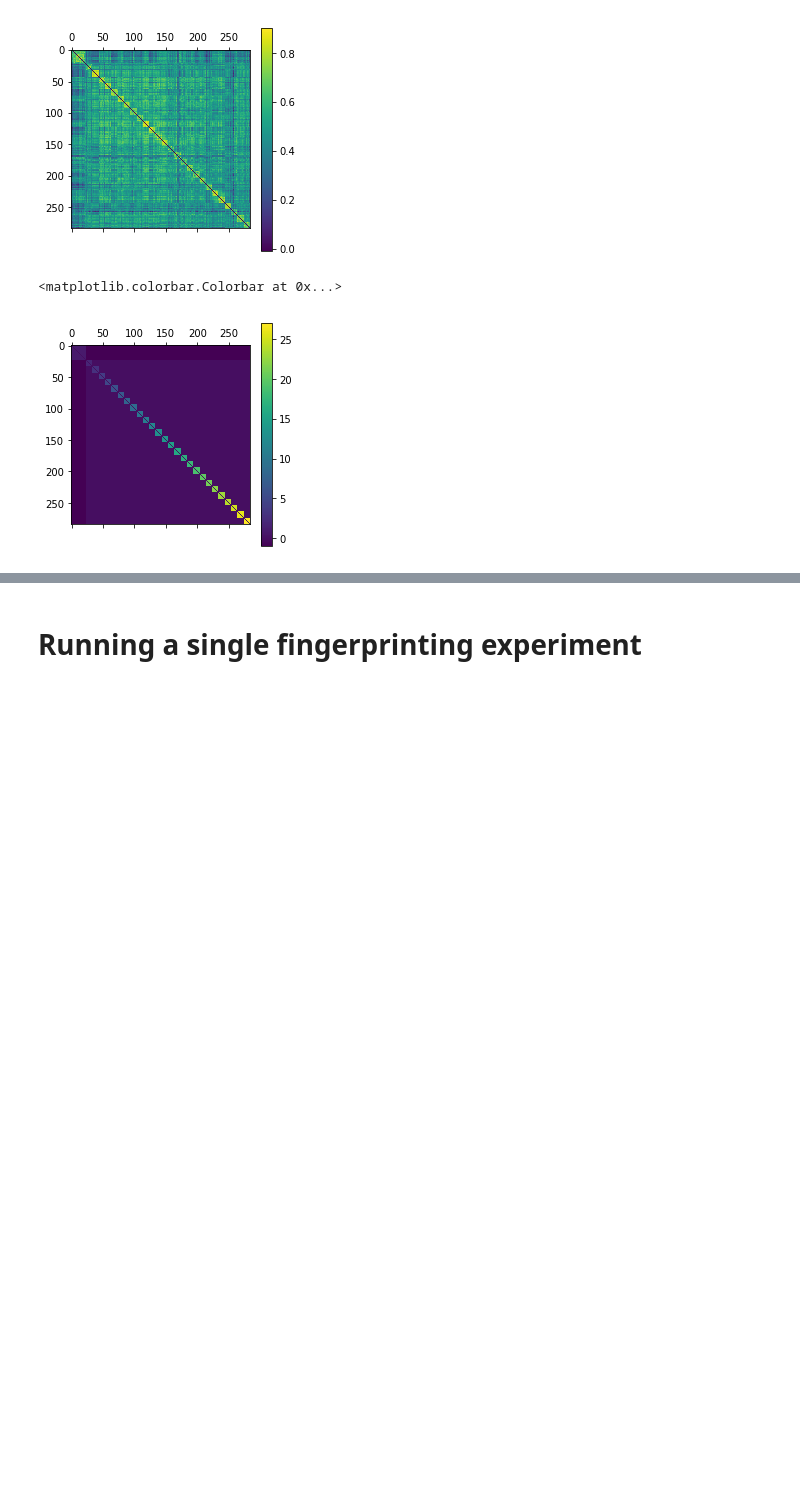
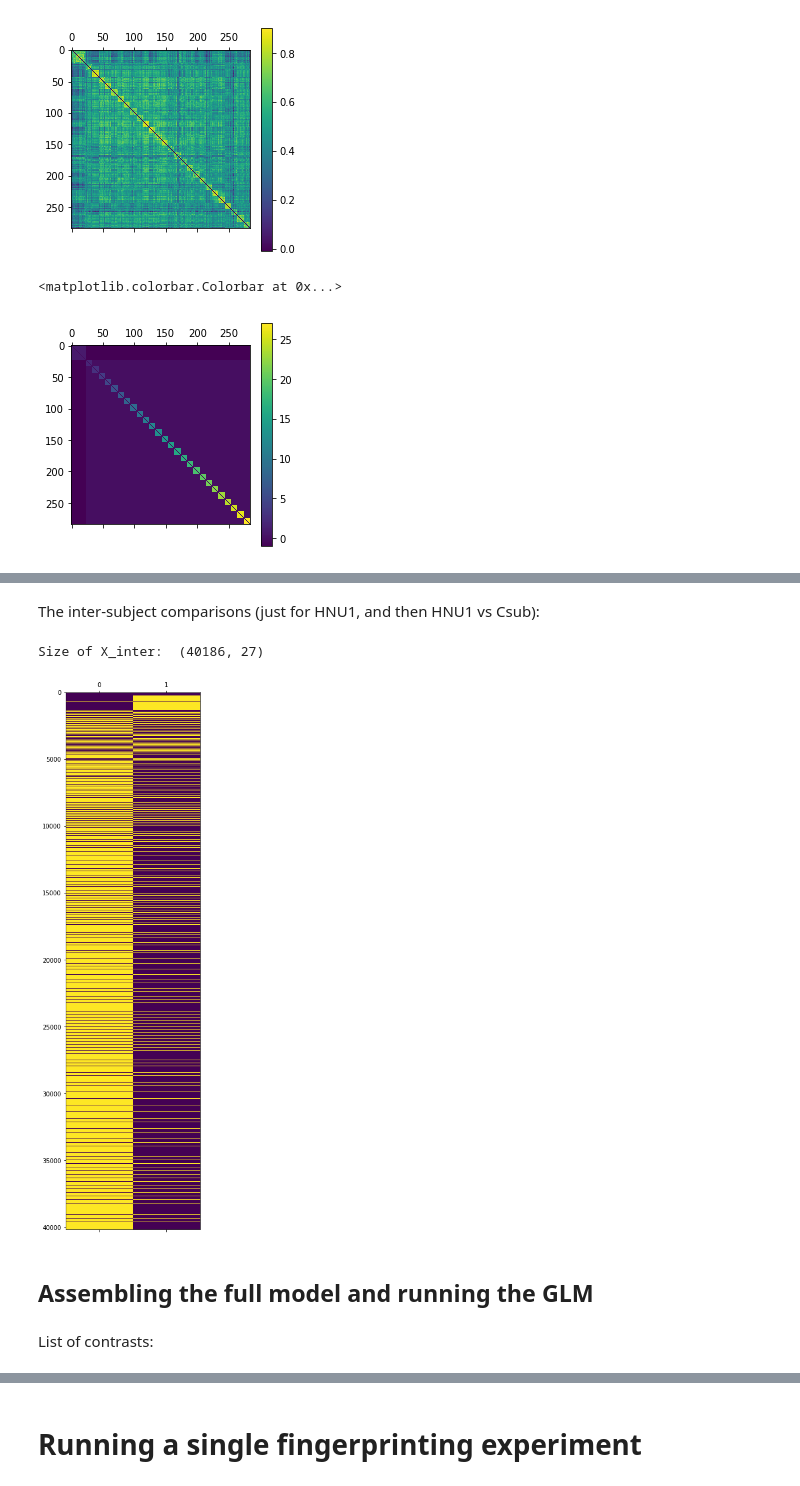
Before and after one commit to SIMEXP/cdip_human_phantom, a Jupyter notebook: notebooks/stats_fingerprinting.ipynb, the cells around one changed output, grey strips where cells are left out. Cells and saved outputs as stored; diff of their text form; code cells hidden in the pictures; blank space fills up the shorter version.

```diff
--- a/notebooks/stats_fingerprinting.ipynb
+++ b/notebooks/stats_fingerprinting.ipynb
@@ -140,0 +166,14 @@ consistency Csub: 0.6453079710144927    (std  0.08864108590476524 )
+# %% [markdown]
+The inter-subject comparisons (just for HNU1, and then HNU1 vs Csub):
+# %%
+X_inter = np.zeros([ all_subj_vec.shape[0], 2])
+X_inter[:,0] = all_subj_vec == 0
+X_inter[:,1] = all_subj_vec == -1
+
+plt.matshow(X_inter, aspect='auto')
+print("Size of X_inter: ",X_intra.shape)
+# %% [output]
+Size of X_inter:  (40186, 27)
+[figure, added]
+# %% [markdown]
+## Assembling the full model and running the GLM
@@ -140,0 +185,2 @@ consistency Csub: 0.6453079710144927    (std  0.08864108590476524 )
+# %% [markdown]
+List of contrasts:
```
Also changed, not shown: parts of 15 cells of this notebook.
